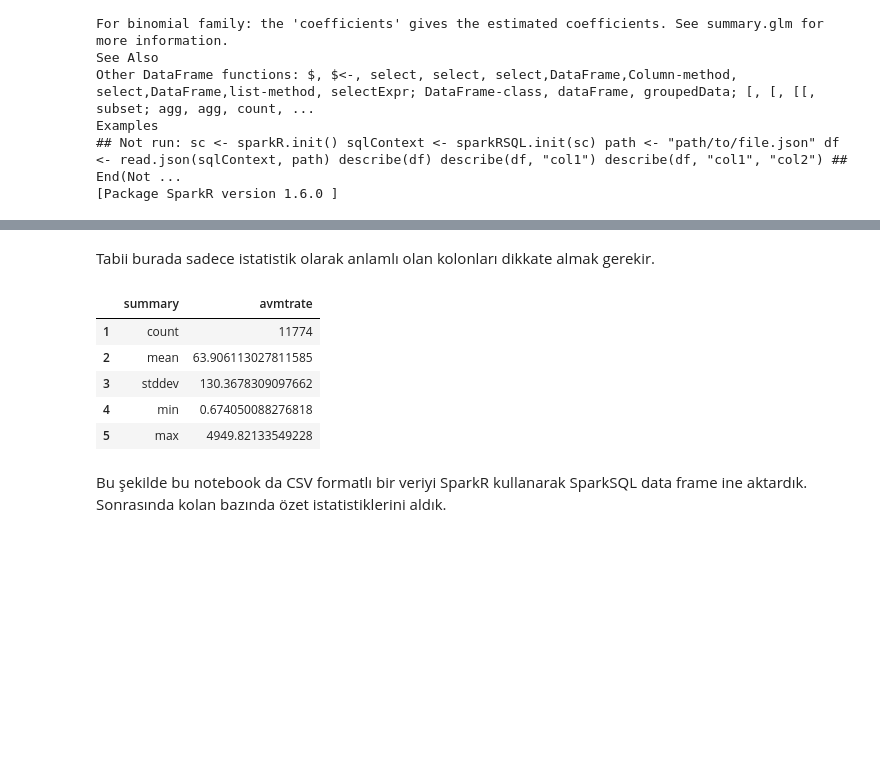
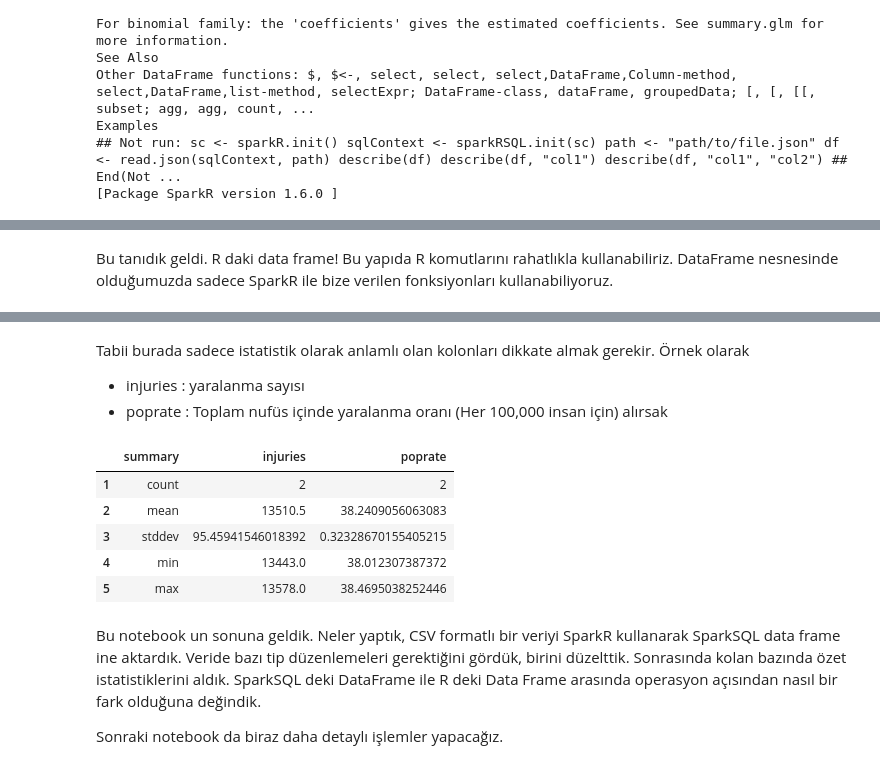
Before and after one commit to vezir/spark-r-notebooks, a Jupyter notebook: notebooks/2-sparkSQL/sparkSQL.ipynb, the cells around one changed output, grey strips where cells are left out. Drawn from its saved outputs; the diff is of its cells as text; code cells hidden in the pictures; blank space fills up the shorter version.

```diff
--- a/notebooks/2-sparkSQL/sparkSQL.ipynb
+++ b/notebooks/2-sparkSQL/sparkSQL.ipynb
@@ -153,3 +255,5 @@ system.time(
+# %% [markdown]
+Bu tanıdık geldi. R daki data frame! Bu yapıda R komutlarını rahatlıkla kullanabiliriz. DataFrame nesnesinde olduğumuzda sadece SparkR ile bize verilen fonksiyonları kullanabiliyoruz.
 # %%
 collect(traffic_injuries_dfx_summary)
 # %% [output]
@@ -160,15 +264,20 @@ collect(traffic_injuries_dfx_summary)
 | 4 | min | 753 | Annual number of fatal and severe... | 2002 | 9 | Total | CA | 1 | ... |
 | 5 | max | 753 | Annual number of fatal and severe... | 2010 | 9 | Total | RE | 99999999999 | ... |
 # %% [markdown]
-Tabii burada sadece istatistik olarak anlamlı olan kolonları dikkate almak gerekir.
+Tabii burada sadece istatistik olarak anlamlı olan kolonları dikkate almak gerekir. Örnek olarak
+- injuries : yaralanma sayısı
+- poprate : Toplam nufüs içinde yaralanma oranı (Her 100,000 insan için)
+alırsak
 # %%
-collect(select(traffic_injuries_dfx_summary,"summary","avmtrate"))
+collect(select(traffic_injuries_dfx_summary,"summary","injuries", "poprate"))
 # %% [output]
-|  | summary | avmtrate |
-| 1 | count | 11774 |
-| 2 | mean | 63.906113027811585 |
-| 3 | stddev | 130.3678309097662 |
-| 4 | min | 0.674050088276818 |
-| 5 | max | 4949.82133549228 |
+|  | summary | injuries | poprate |
+| 1 | count | 2 | 2 |
+| 2 | mean | 13510.5 | 38.2409056063083 |
+| 3 | stddev | 95.45941546018392 | 0.32328670155405215 |
+| 4 | min | 13443.0 | 38.012307387372 |
+| 5 | max | 13578.0 | 38.4695038252446 |
 # %% [markdown]
-Bu şekilde bu notebook da CSV formatlı bir veriyi SparkR kullanarak SparkSQL data frame ine aktardık. Sonrasında kolan bazında özet istatistiklerini aldık.
+Bu notebook un sonuna geldik. Neler yaptık, CSV formatlı bir veriyi SparkR kullanarak SparkSQL data frame ine aktardık. Veride bazı tip düzenlemeleri gerektiğini gördük, birini düzelttik. Sonrasında kolan bazında özet istatistiklerini aldık. SparkSQL deki DataFrame ile R deki Data Frame arasında operasyon açısından nasıl bir fark olduğuna değindik.
+
+Sonraki notebook da biraz daha detaylı işlemler yapacağız.
```
Also changed, not shown: parts of 28 cells of this notebook.
